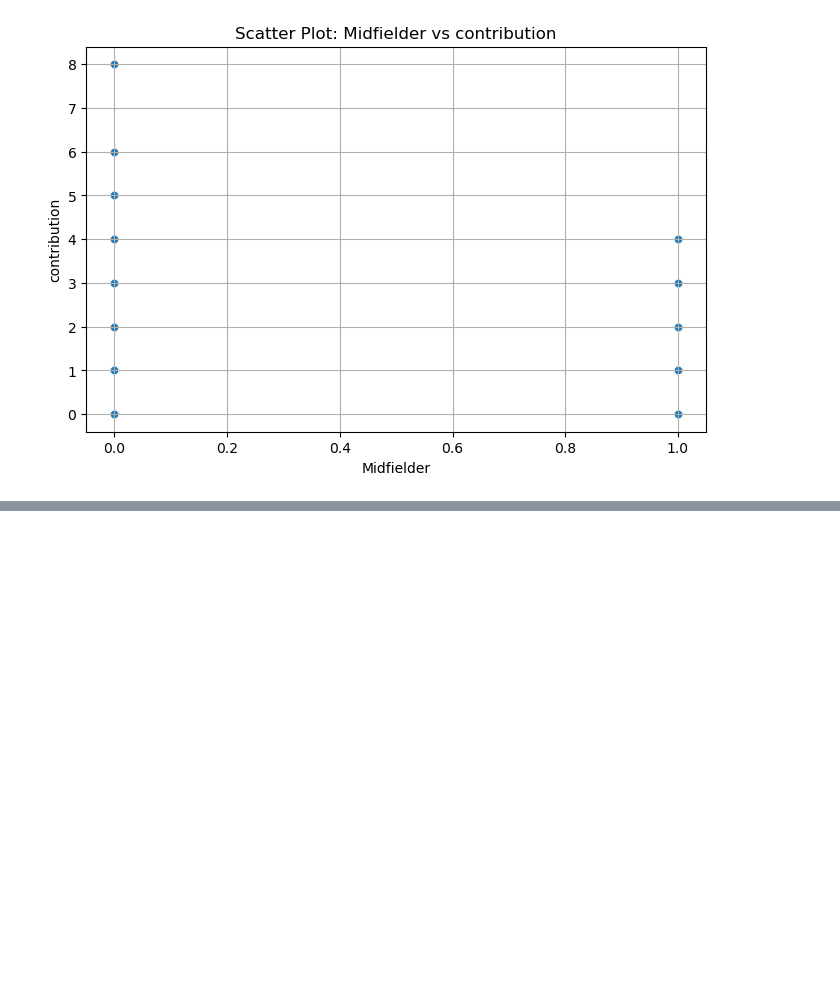
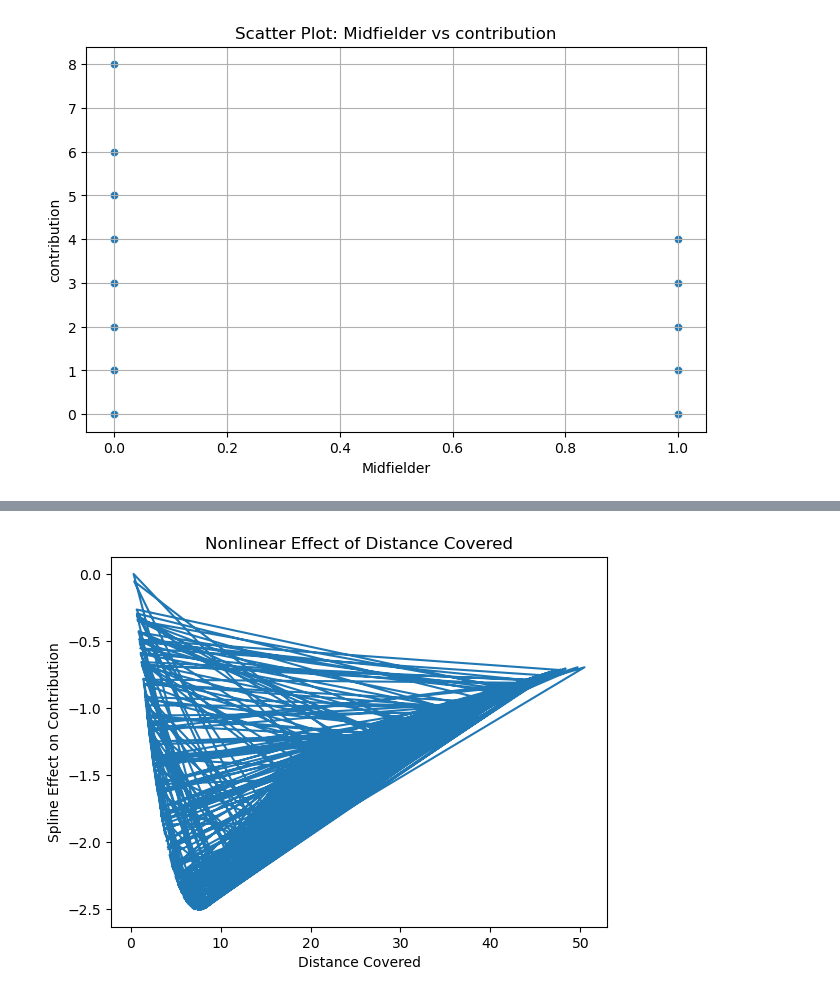
Before and after one commit to QuangHuy14899/Applied-Bayesian, a Jupyter notebook: sketch.ipynb, the cells around one changed output, grey strips where cells are left out. Cells and saved outputs as stored; diff of their text form; code cells hidden in the pictures; blank space fills up the shorter version.

```diff
--- a/sketch.ipynb
+++ b/sketch.ipynb
@@ -227,0 +222,15 @@ KeysView(Inference data with groups:
+# %%
+import matplotlib.pyplot as plt
+import numpy as np
+
+# Calculate spline effect using posterior means
+spline_effect = np.dot(distance_spline, trace.posterior['theta'].mean(("chain", "draw")))
+
+# Plot
+plt.plot(df_final["distance_covered"], spline_effect)
+plt.xlabel("Distance Covered")
+plt.ylabel("Spline Effect on Contribution")
+plt.title("Nonlinear Effect of Distance Covered")
+plt.show()
+# %% [output]
+[figure, added]
```
Also changed, not shown: parts of 14 cells of this notebook.
